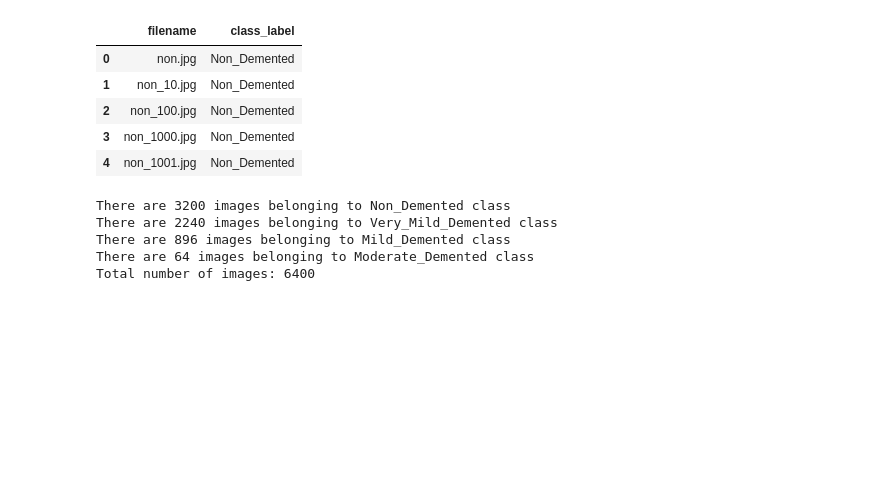
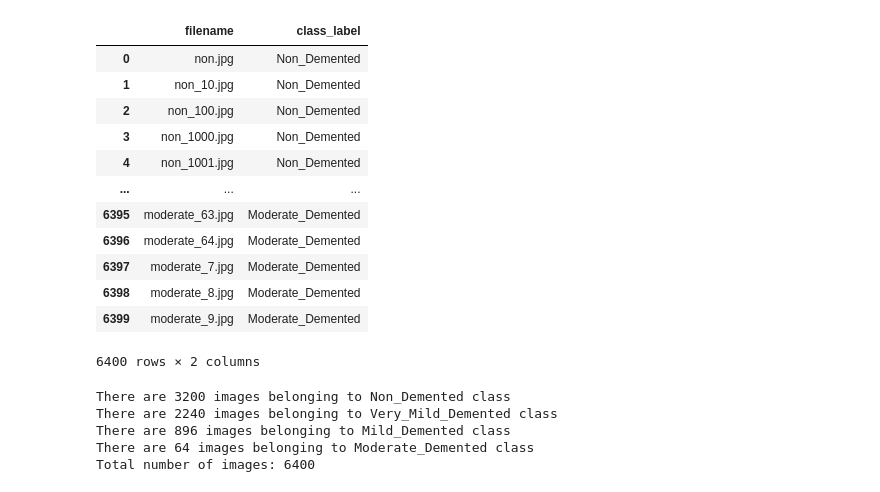
Before and after one commit to mehmetbayik/Alzheimer-MRI-Prediction-from-Scratch, a Jupyter notebook: logistic-model.ipynb, the cells around one changed output. Cells and saved outputs as stored; diff of their text form; code cells hidden in the pictures; blank space fills up the shorter version.

```diff
--- a/logistic-model.ipynb
+++ b/logistic-model.ipynb
@@ -21,24 +29,31 @@ finish_sound = "afplay /Users/mehmet/Documents/vs-code/winsquare.mp3"
 # %%
 classes = ['Non_Demented','Very_Mild_Demented','Mild_Demented','Moderate_Demented']
 folder_path = '/Users/mehmet/Documents/vs-code/EEE485-Statistical-Learning-and-Data-Analytics/dataset/'
 datafile = ['','','','']
 dataframe = pd.DataFrame()
 for i in range(len(classes)):
     datafile[i] = sorted(os.listdir(folder_path + classes[i]))
     filenames = pd.DataFrame(datafile[i], columns=['filename'])
     class_labels = pd.DataFrame(np.full((len(datafile[i]),1), classes[i]), columns=['class_label'])
     dataframe = pd.concat([dataframe, pd.concat([filenames, class_labels], axis=1)], axis=0)
 dataframe = dataframe.reset_index(drop=True)
 dataframe['class_label'] = dataframe['class_label'].str[:]
 classes = dataframe['class_label'].unique()
-dataframe.head()
+dataframe
 # %% [output]
 |  | filename | class_label |
 | 0 | non.jpg | Non_Demented |
 | 1 | non_10.jpg | Non_Demented |
 | 2 | non_100.jpg | Non_Demented |
 | 3 | non_1000.jpg | Non_Demented |
 | 4 | non_1001.jpg | Non_Demented |
+| ... | ... | ... |
+| 6395 | moderate_63.jpg | Moderate_Demented |
+| 6396 | moderate_64.jpg | Moderate_Demented |
+| 6397 | moderate_7.jpg | Moderate_Demented |
+| 6398 | moderate_8.jpg | Moderate_Demented |
+| 6399 | moderate_9.jpg | Moderate_Demented |
+6400 rows × 2 columns
 # %%
 class_counts = []
 for i in datafile:
```
Also changed, not shown: parts of 6 cells of this notebook.
